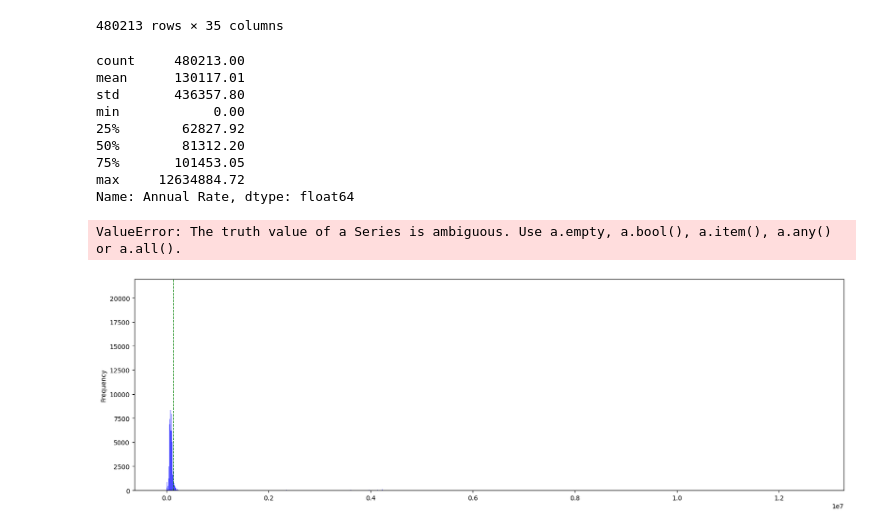
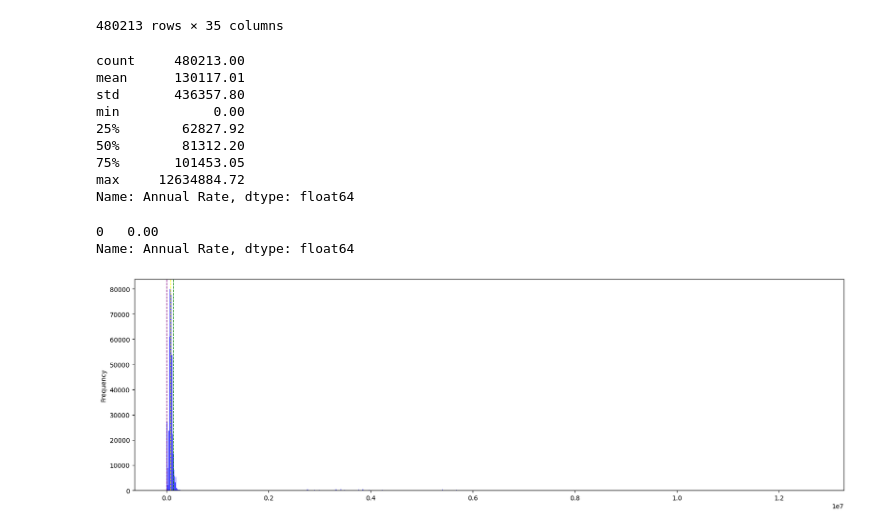
Before and after one commit to tomseeber/Introduction_to_pandas, a Jupyter notebook: Mean-Mode-Median-Draw.ipynb, the cells around one changed output. Drawn from its saved outputs; the diff is of its cells as text; code cells hidden in the pictures.

```diff
--- a/Mean-Mode-Median-Draw.ipynb
+++ b/Mean-Mode-Median-Draw.ipynb
@@ -47,24 +47,26 @@ new_payroll_df=new_payroll_df[['EmplId-Empl Rcd','Calendar Year','City','Annual
 # %%
 new_payroll_df.to_csv('data/2022_Hartford.csv',index=False)
 # %%
+
 pd.options.display.float_format = '{:.2f}'.format
 display(new_payroll_df['Annual Rate'].describe())
-ax=new_payroll_df['Annual Rate'].plot(kind='hist',bins=10000, figsize=(20, 6), facecolor='blue',alpha=0.7)
+ax=new_payroll_df['Annual Rate'].plot(kind='hist',bins=1000, figsize=(20, 6), facecolor='blue',alpha=0.7)
 ax.axvline(new_payroll_df['Annual Rate'].mean(), color='green', linestyle='dashed', linewidth=1)
 mode = new_payroll_df['Annual Rate'].mode()
-#ax.axvline(new_payroll_df['Annual Rate'].mode(), color='red', linestyle='dashed', linewidth=1)
-ax.axvline(new_payroll_df['Annual Rate'].median(), color='purple', linestyle='dashed', linewidth=1)
+ax.axvline(mode[0], color='purple', linestyle='dashed', linewidth=1)
+ax.axvline(new_payroll_df['Annual Rate'].median(), color='yellow', linestyle='dashed', linewidth=1)
 print(mode)
 plt.show()
 # %% [output]
 count     480213.00
 mean      130117.01
 std       436357.80
 min            0.00
 25%        62827.92
 50%        81312.20
 75%       101453.05
 max     12634884.72
 Name: Annual Rate, dtype: float64
-ValueError: The truth value of a Series is ambiguous. Use a.empty, a.bool(), a.item(), a.any() or a.all().
+0   0.00
+Name: Annual Rate, dtype: float64
-[figure, old version]
+[figure, new version]
```
Also changed, not shown: parts of 2 cells of this notebook, 2 other files.
